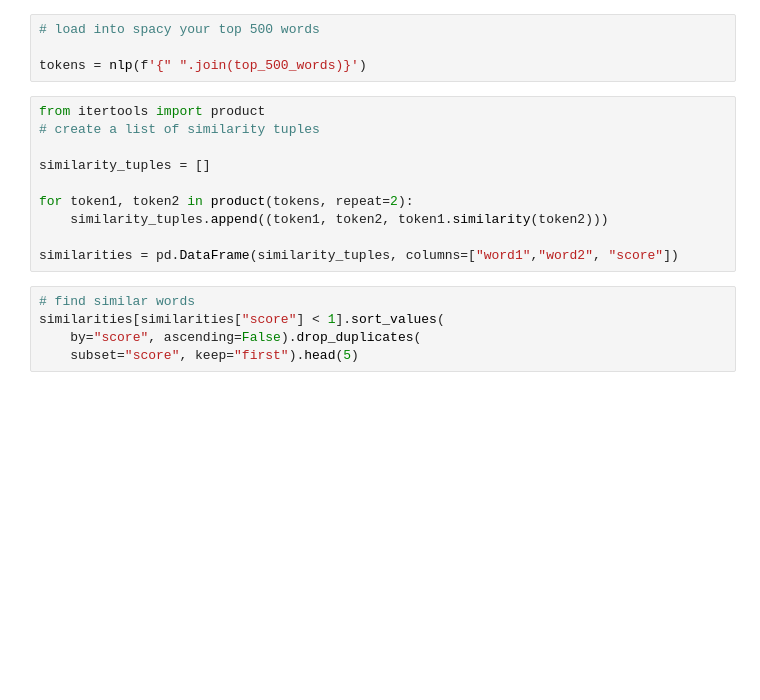
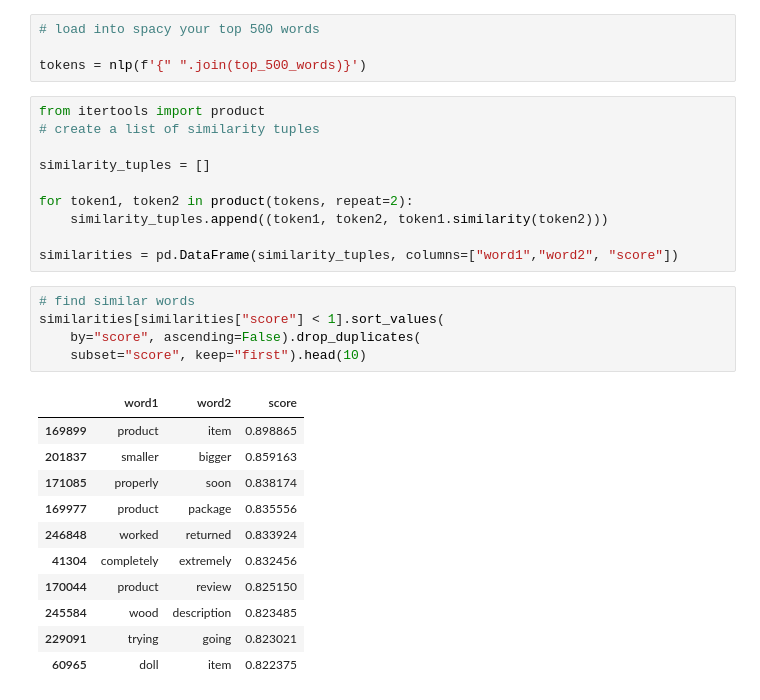
Before and after one commit to ychennay/dso-560-nlp-text-analytics, a Jupyter notebook: week4/HMM and word2vec Part I (Completed).ipynb, the cells around one changed output. Saved outputs shown, nothing was run; the diff lists cells and outputs as text; blank space fills up the shorter version.

```diff
--- a/week4/HMM and word2vec Part I (Completed).ipynb
+++ b/week4/HMM and word2vec Part I (Completed).ipynb
@@ -324,5 +347,17 @@ similarities = pd.DataFrame(similarity_tuples, columns=["word1","word2", "score"
 # %%
 # find similar words
 similarities[similarities["score"] < 1].sort_values(
     by="score", ascending=False).drop_duplicates(
-    subset="score", keep="first").head(5)
+    subset="score", keep="first").head(10)
+# %% [output]
+|  | word1 | word2 | score |
+| 169899 | product | item | 0.898865 |
+| 201837 | smaller | bigger | 0.859163 |
+| 171085 | properly | soon | 0.838174 |
+| 169977 | product | package | 0.835556 |
+| 246848 | worked | returned | 0.833924 |
+| 41304 | completely | extremely | 0.832456 |
+| 170044 | product | review | 0.825150 |
+| 245584 | wood | description | 0.823485 |
+| 229091 | trying | going | 0.823021 |
+| 60965 | doll | item | 0.822375 |
```
Also changed, not shown: parts of 4 cells of this notebook, 3 other files.
